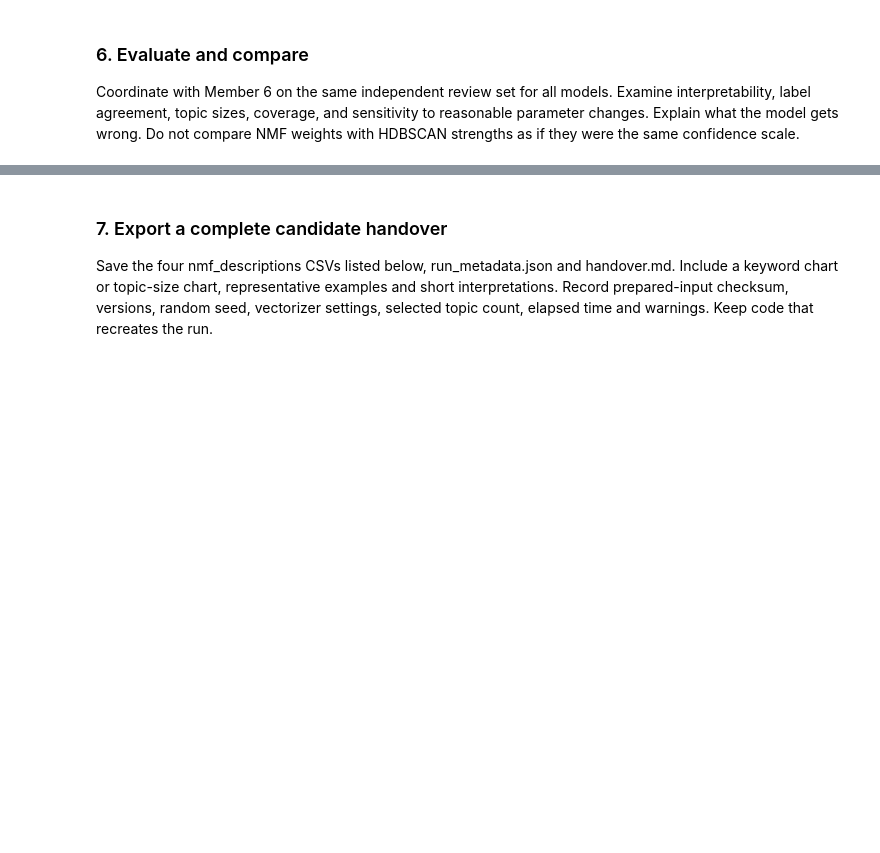
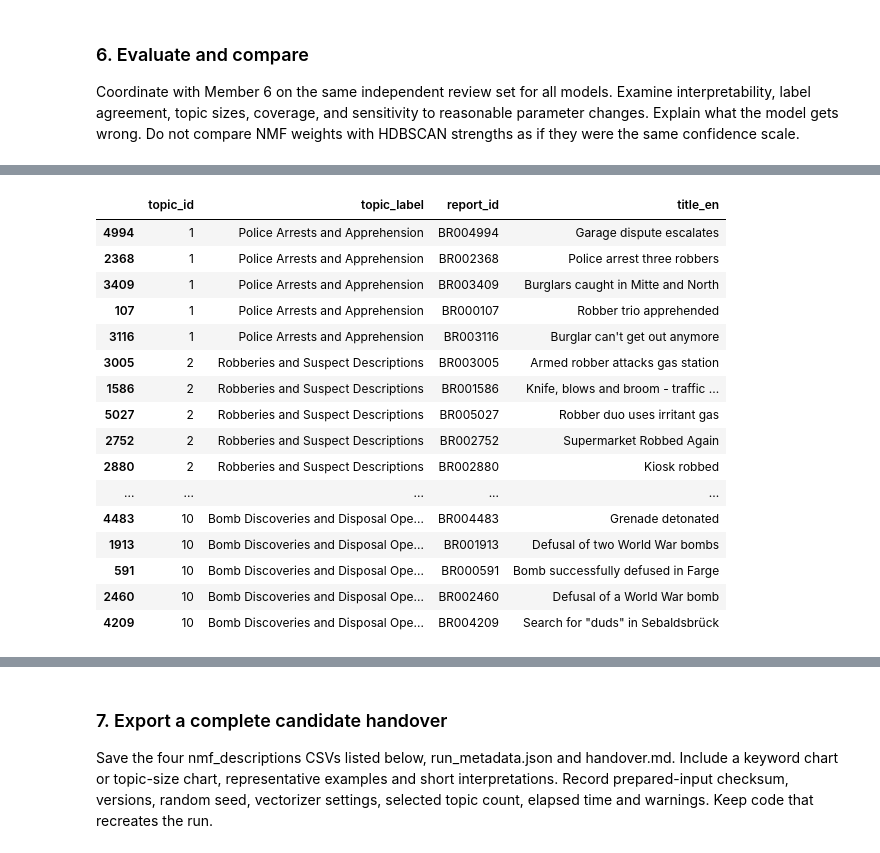
Before and after one commit to mshongwe775/bremen-crime-data-analytics, a Jupyter notebook: team_notebooks/03_description_topic_modeling.ipynb, the cells around one changed output, grey strips where cells are left out. Cells and saved outputs as stored; diff of their text form; code cells hidden in the pictures; blank space fills up the shorter version.

```diff
--- a/team_notebooks/03_description_topic_modeling.ipynb
+++ b/team_notebooks/03_description_topic_modeling.ipynb
@@ -134,0 +1109,41 @@ Coordinate with Member 6 on the same independent review set for all models. Exam
+# %%
+
+# Section 6: Review all 10 NMF topics
+
+# Select 5 reports from each topic
+review_sample = (
+    review_df
+    .groupby("topic_id", group_keys=False)
+    .sample(n=5, random_state=42)
+    .copy()
+)
+
+# Add the assigned topic labels
+review_sample["topic_label"] = (
+    review_sample["topic_id"].map(topic_labels)
+)
+
+# Display the reports for evaluation
+display(
+    review_sample[
+        ["topic_id", "topic_label", "report_id", "title_en"]
+    ].sort_values("topic_id")
+)
+# %% [output]
+|  | topic_id | topic_label | report_id | title_en |
+| 4994 | 1 | Police Arrests and Apprehension | BR004994 | Garage dispute escalates |
+| 2368 | 1 | Police Arrests and Apprehension | BR002368 | Police arrest three robbers |
+| 3409 | 1 | Police Arrests and Apprehension | BR003409 | Burglars caught in Mitte and North |
+| 107 | 1 | Police Arrests and Apprehension | BR000107 | Robber trio apprehended |
+| 3116 | 1 | Police Arrests and Apprehension | BR003116 | Burglar can't get out anymore |
+| 3005 | 2 | Robberies and Suspect Descriptions | BR003005 | Armed robber attacks gas station |
+| 1586 | 2 | Robberies and Suspect Descriptions | BR001586 | Knife, blows and broom - traffic ... |
+| 5027 | 2 | Robberies and Suspect Descriptions | BR005027 | Robber duo uses irritant gas |
+| 2752 | 2 | Robberies and Suspect Descriptions | BR002752 | Supermarket Robbed Again |
+| 2880 | 2 | Robberies and Suspect Descriptions | BR002880 | Kiosk robbed |
+| ... | ... | ... | ... | ... |
+| 4483 | 10 | Bomb Discoveries and Disposal Ope... | BR004483 | Grenade detonated |
+| 1913 | 10 | Bomb Discoveries and Disposal Ope... | BR001913 | Defusal of two World War bombs |
+| 591 | 10 | Bomb Discoveries and Disposal Ope... | BR000591 | Bomb successfully defused in Farge |
+| 2460 | 10 | Bomb Discoveries and Disposal Ope... | BR002460 | Defusal of a World War bomb |
+| 4209 | 10 | Bomb Discoveries and Disposal Ope... | BR004209 | Search for "duds" in Sebaldsbrück |
```
Also changed, not shown: parts of 80 cells of this notebook, 7 other files.
